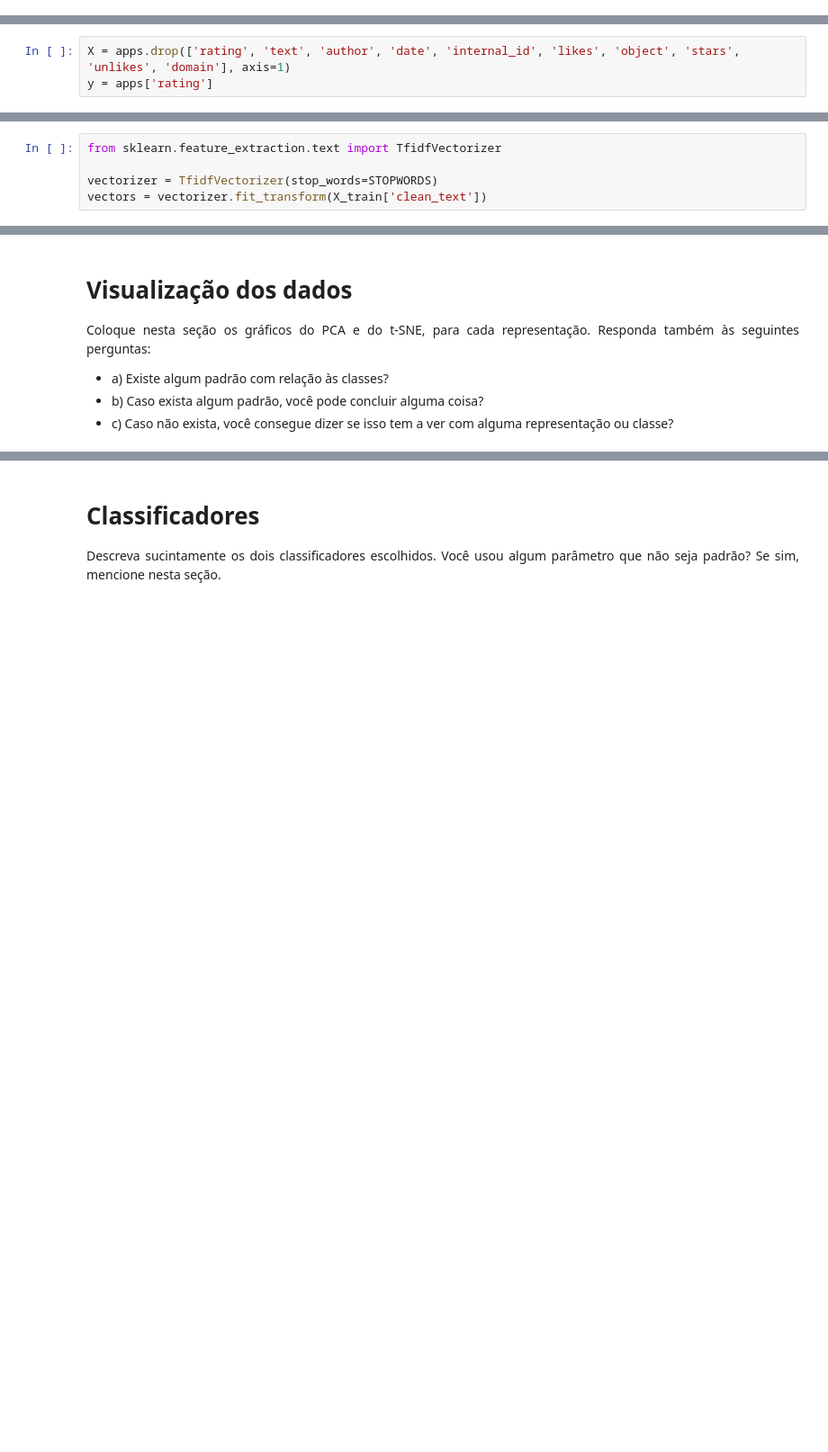
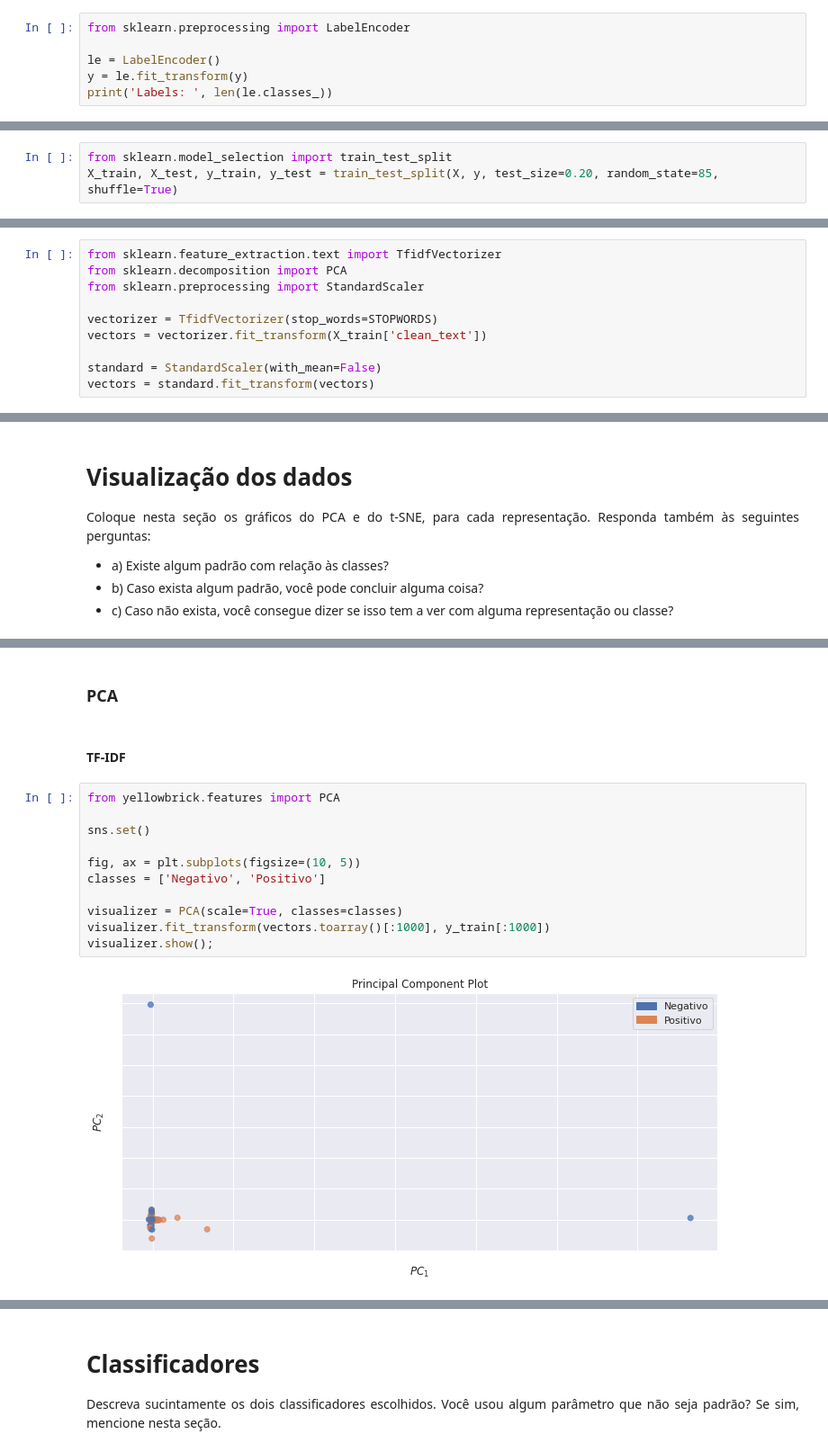
Before and after one commit to LilianeAquino/aed_projeto_4, a Jupyter notebook: template.ipynb, the cells around one changed output, grey strips where cells are left out. Shown at 90% size. Cells and saved outputs as stored; diff of their text form; blank space fills up the shorter version.

Commit message:
Visualização

```diff
--- a/template.ipynb
+++ b/template.ipynb
@@ -455,0 +450,6 @@ Média dos tokens por instância: 17.54
+# %%
+from sklearn.preprocessing import LabelEncoder
+
+le = LabelEncoder()
+y = le.fit_transform(y)
+print('Labels: ', len(le.classes_))
@@ -456,5 +458,2 @@ Média dos tokens por instância: 17.54
 # %% [markdown]
 ### Separação treino e teste
-# %%
-X = apps.drop(['rating', 'text', 'author', 'date', 'internal_id', 'likes', 'object', 'stars', 'unlikes', 'domain'], axis=1)
-y = apps['rating']
@@ -466,0 +460,3 @@ for train_index, test_index in cv.split(X, y):
+# %%
+from sklearn.model_selection import train_test_split
+X_train, X_test, y_train, y_test = train_test_split(X, y, test_size=0.20, random_state=85, shuffle=True)
@@ -469,5 +473,10 @@ for train_index, test_index in cv.split(X, y):
 # %%
 from sklearn.feature_extraction.text import TfidfVectorizer
+from sklearn.decomposition import PCA
+from sklearn.preprocessing import StandardScaler
 
 vectorizer = TfidfVectorizer(stop_words=STOPWORDS)
 vectors = vectorizer.fit_transform(X_train['clean_text'])
+
+standard = StandardScaler(with_mean=False)
+vectors = standard.fit_transform(vectors)
@@ -483,0 +507,17 @@ vectors = vectorizer.fit_transform(X_train['clean_text'])
+# %% [markdown]
+### PCA
+# %% [markdown]
+#### TF-IDF
+# %%
+from yellowbrick.features import PCA
+
+sns.set()
+
+fig, ax = plt.subplots(figsize=(10, 5))
+classes = ['Negativo', 'Positivo']
+
+visualizer = PCA(scale=True, classes=classes)
+visualizer.fit_transform(vectors.toarray()[:1000], y_train[:1000])
+visualizer.show();
+# %% [output]
+[figure, added]
```
Also changed, not shown: parts of 42 cells of this notebook, 2 other files.
